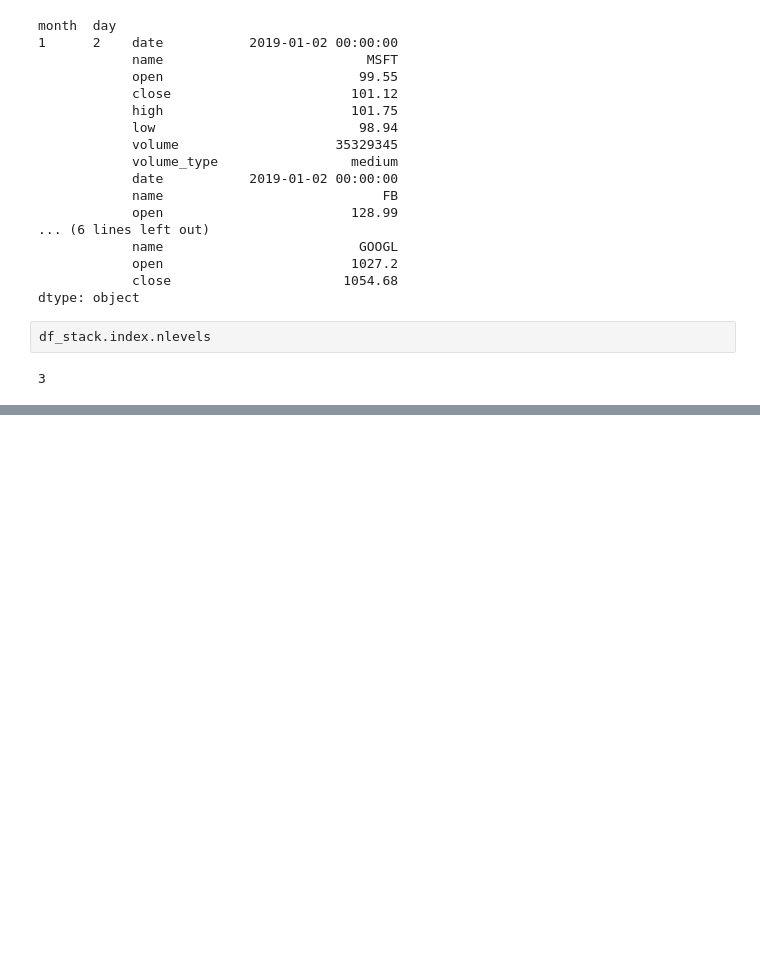
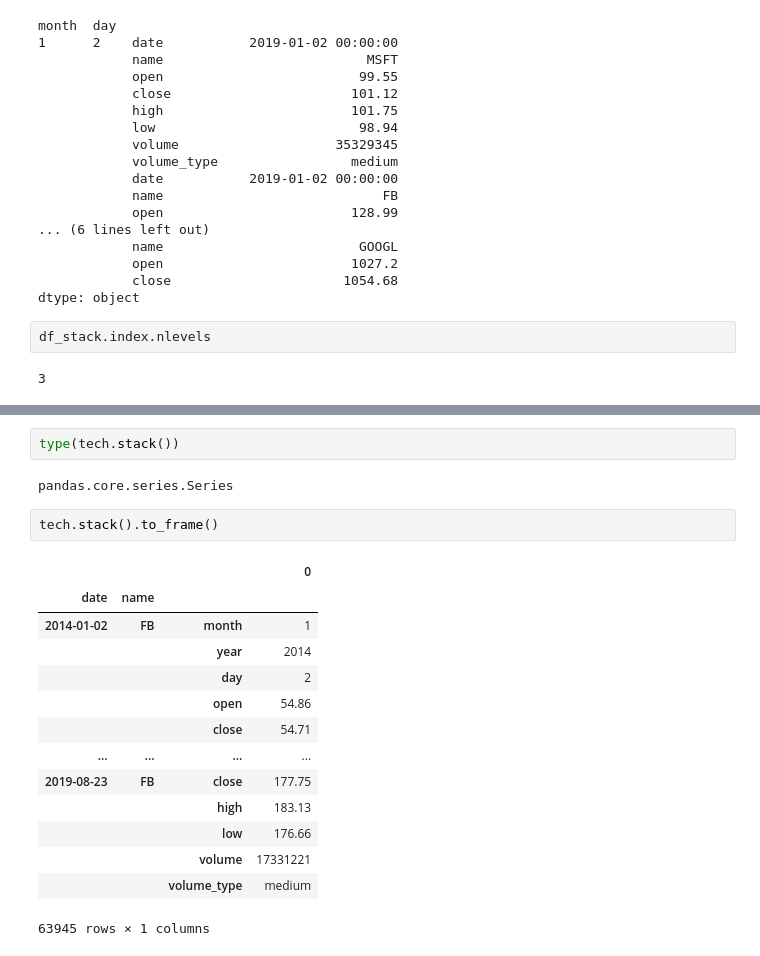
Before and after one commit to Narula901/Python-Library, a Jupyter notebook: Pandas/Practice Problems/Practice Problem - Going MultiDimensional - 2.ipynb, the cells around one changed output, grey strips where cells are left out. Cells and saved outputs as stored; diff of their text form; blank space fills up the shorter version.

```diff
--- a/Pandas/Practice Problems/Practice Problem - Going MultiDimensional - 2.ipynb
+++ b/Pandas/Practice Problems/Practice Problem - Going MultiDimensional - 2.ipynb
@@ -1080,0 +1097,21 @@ df_stack.index.nlevels
+# %%
+type(tech.stack())
+# %% [output]
+pandas.core.series.Series
+# %%
+tech.stack().to_frame()
+# %% [output]
+|  |  |  | 0 |
+| date | name |  |  |
+| 2014-01-02 | FB | month | 1 |
+|  |  | year | 2014 |
+|  |  | day | 2 |
+|  |  | open | 54.86 |
+|  |  | close | 54.71 |
+| ... | ... | ... | ... |
+| 2019-08-23 | FB | close | 177.75 |
+|  |  | high | 183.13 |
+|  |  | low | 176.66 |
+|  |  | volume | 17331221 |
+|  |  | volume_type | medium |
+63945 rows × 1 columns
```
Also changed, not shown: parts of 2 cells of this notebook.
